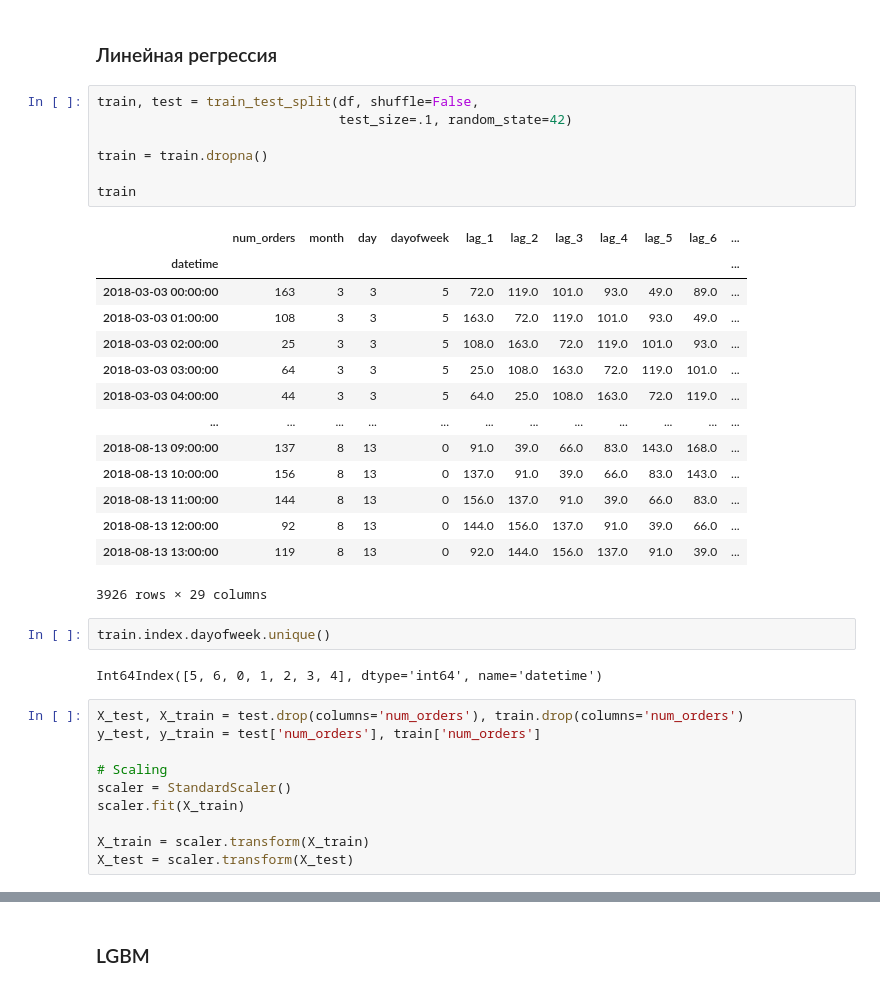
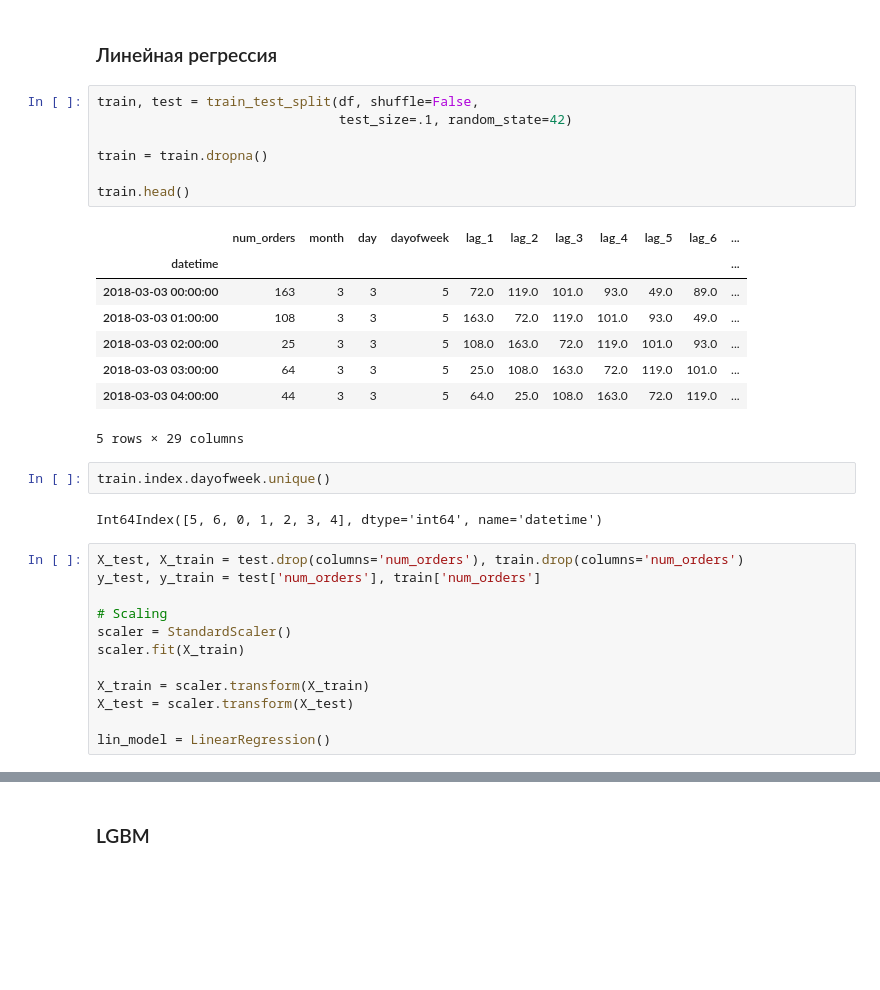
Before and after one commit to mbelveder/praktikum, a Jupyter notebook: 12_taxi/taxi.ipynb, the cells around one changed output, grey strips where cells are left out. Saved outputs shown, nothing was run; the diff lists cells and outputs as text; blank space fills up the shorter version.

```diff
--- a/12_taxi/taxi.ipynb
+++ b/12_taxi/taxi.ipynb
@@ -221,25 +247,19 @@ df
 # %%
 train, test = train_test_split(df, shuffle=False,
                                test_size=.1, random_state=42)
 
 train = train.dropna()
 
-train
+train.head()
 # %% [output]
 |  | num_orders | month | day | dayofweek | lag_1 | lag_2 | lag_3 | lag_4 | lag_5 | lag_6 | ... |
 | datetime |  |  |  |  |  |  |  |  |  |  | ... |
 | 2018-03-03 00:00:00 | 163 | 3 | 3 | 5 | 72.0 | 119.0 | 101.0 | 93.0 | 49.0 | 89.0 | ... |
 | 2018-03-03 01:00:00 | 108 | 3 | 3 | 5 | 163.0 | 72.0 | 119.0 | 101.0 | 93.0 | 49.0 | ... |
 | 2018-03-03 02:00:00 | 25 | 3 | 3 | 5 | 108.0 | 163.0 | 72.0 | 119.0 | 101.0 | 93.0 | ... |
 | 2018-03-03 03:00:00 | 64 | 3 | 3 | 5 | 25.0 | 108.0 | 163.0 | 72.0 | 119.0 | 101.0 | ... |
 | 2018-03-03 04:00:00 | 44 | 3 | 3 | 5 | 64.0 | 25.0 | 108.0 | 163.0 | 72.0 | 119.0 | ... |
-| ... | ... | ... | ... | ... | ... | ... | ... | ... | ... | ... | ... |
-| 2018-08-13 09:00:00 | 137 | 8 | 13 | 0 | 91.0 | 39.0 | 66.0 | 83.0 | 143.0 | 168.0 | ... |
-| 2018-08-13 10:00:00 | 156 | 8 | 13 | 0 | 137.0 | 91.0 | 39.0 | 66.0 | 83.0 | 143.0 | ... |
-| 2018-08-13 11:00:00 | 144 | 8 | 13 | 0 | 156.0 | 137.0 | 91.0 | 39.0 | 66.0 | 83.0 | ... |
-| 2018-08-13 12:00:00 | 92 | 8 | 13 | 0 | 144.0 | 156.0 | 137.0 | 91.0 | 39.0 | 66.0 | ... |
-| 2018-08-13 13:00:00 | 119 | 8 | 13 | 0 | 92.0 | 144.0 | 156.0 | 137.0 | 91.0 | 39.0 | ... |
-3926 rows × 29 columns
+5 rows × 29 columns
 # %%
 train.index.dayofweek.unique()
 # %% [output]
@@ -254,3 +274,5 @@ scaler.fit(X_train)
 
 X_train = scaler.transform(X_train)
 X_test = scaler.transform(X_test)
+
+lin_model = LinearRegression()
```
Also changed, not shown: parts of 28 cells of this notebook, 22 other files.
